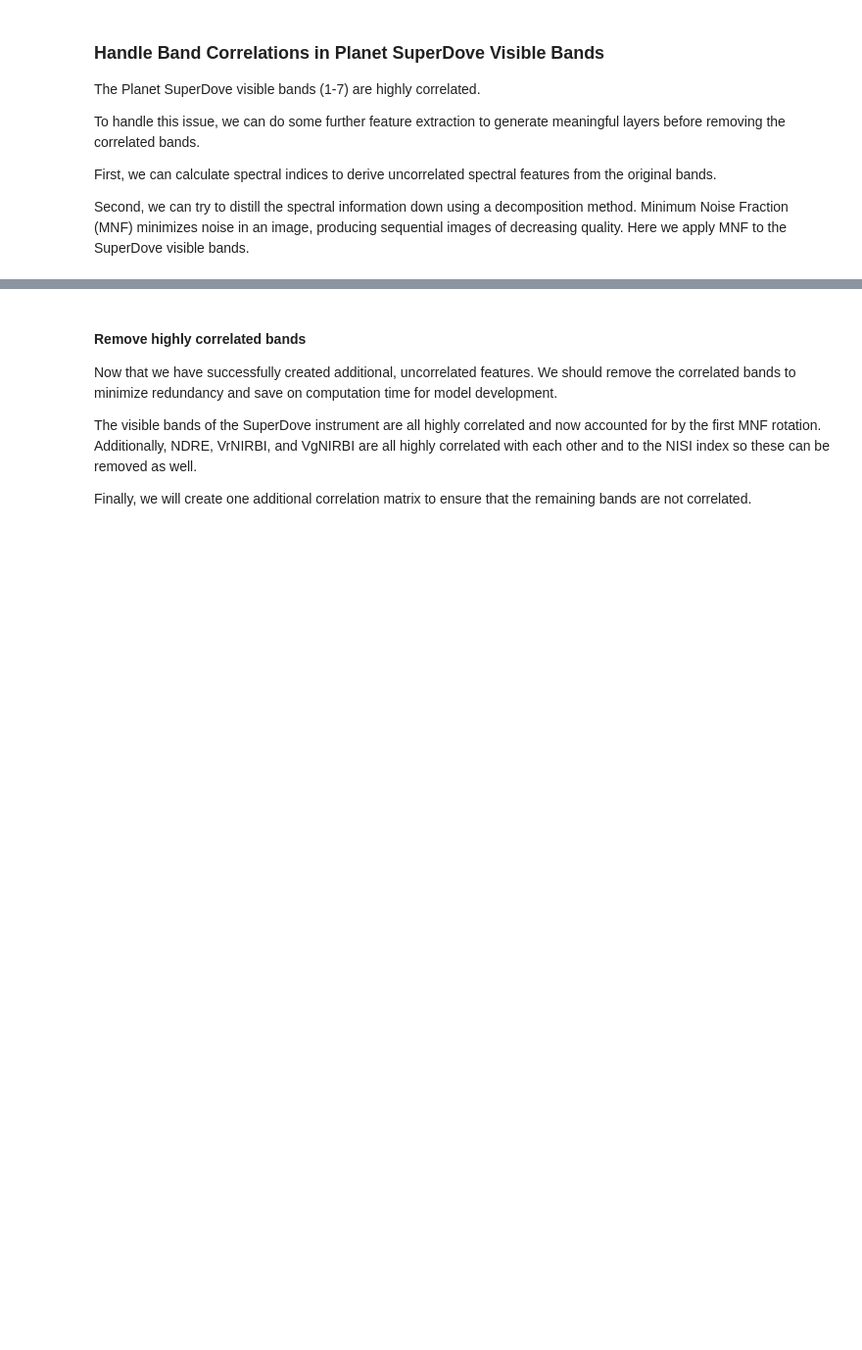
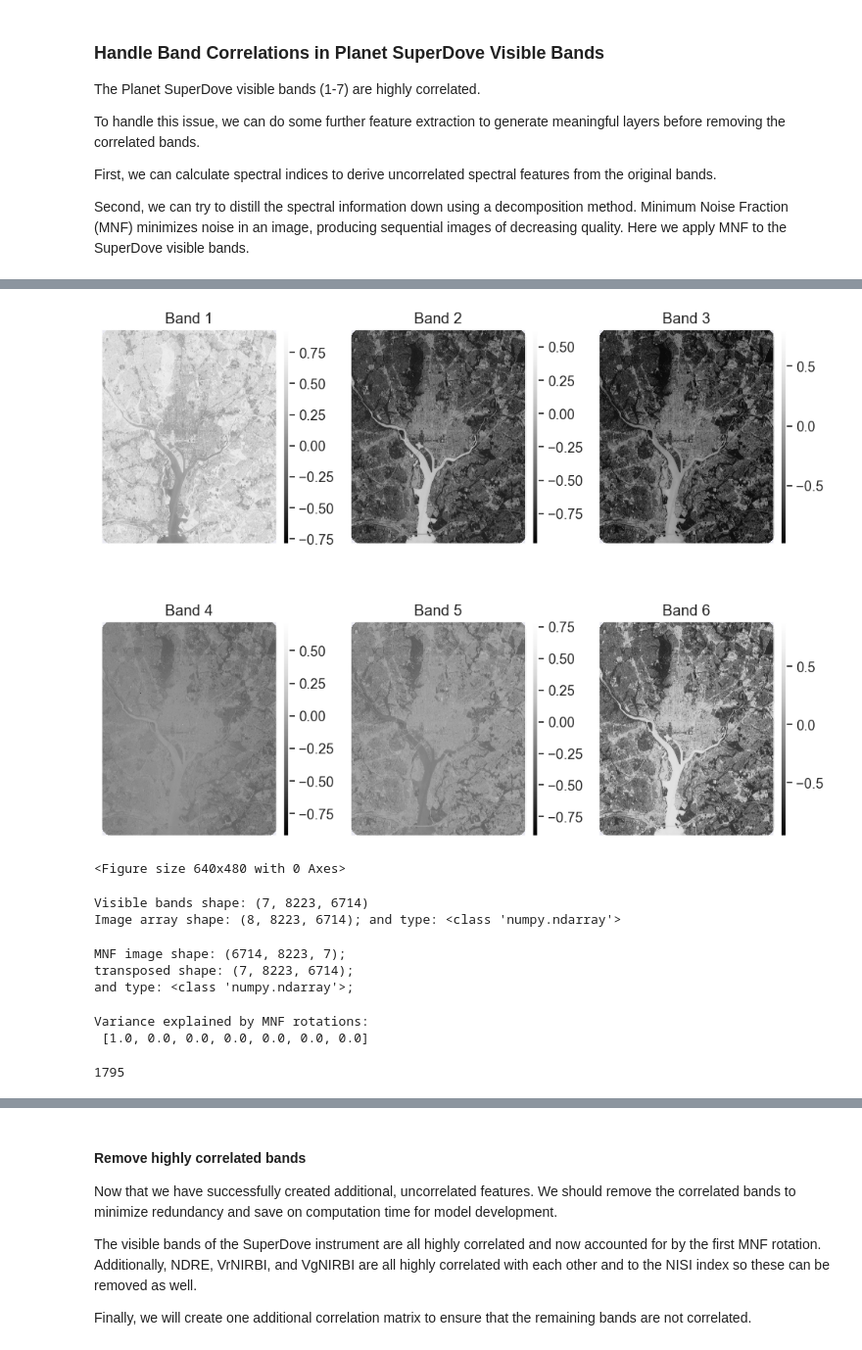
Before and after one commit to maxwellCcook/rooftop-mapping, a Jupyter notebook: code/00psscene-prep-DC.ipynb, the cells around one changed output, grey strips where cells are left out. Shown at 98% size. Drawn from its saved outputs; the diff is of its cells as text; code cells hidden in the pictures; blank space fills up the shorter version.

```diff
--- a/code/00psscene-prep-DC.ipynb
+++ b/code/00psscene-prep-DC.ipynb
@@ -44,9 +44,12 @@ from __functions import *
 
 # Load the environment variables
 
-# maindir = '/Users/max/Library/CloudStorage/OneDrive-Personal/mcook/earth-lab/opp-rooftop-mapping'
-maindir = '/home/jovyan/'
-datadir = os.path.join(maindir,'data-store/data/iplant/home/maco4303/data/OPP')
+maindir = '/Users/max/Library/CloudStorage/OneDrive-Personal/mcook/earth-lab/opp-rooftop-mapping'
+datamod = os.path.join(maindir,'data/spatial/mod/')
+
+# maindir = '/home/jovyan/'
+# datadir = os.path.join(maindir,'data-store/data/iplant/home/maco4303/data/OPP')
+# os.listdir(datadir)
 
 # Coordinate Ref. System
 proj = 32618  # UTM Zone 18N (Washington, D.C.)
@@ -65,7 +70,7 @@ strips = []
 for i in range(len(psscenes)):
     print(os.path.basename(psscenes[i]))
     strip = rxr.open_rasterio(
-        psscenes[i], masked=True, cache=False
+        psscenes[i], masked=True, cache=False, chunks='auto'
     ).squeeze().astype(rio.uint16)
     strips.append(strip)  # append to the empty list
     del strip
@@ -99,10 +104,10 @@ print(
     f"Data Type: {mosaic[0].dtype}")
 
 # Write to disk
-# out_img = os.path.join(maindir,'data/spatial/mod/dc_data/planet-data/dc_0623_psscene8b.tif')
-out_img = os.path.join(maindir,'data-store/data_out/dc_0623_psscene8b.tif') # cyverse
+out_img = os.path.join(maindir,'data/spatial/mod/dc_data/planet-data/dc_0623_psscene8b.tif')
+# out_img = os.path.join(maindir,'data-store/data_out/dc_0623_psscene8b.tif') # cyverse
 mosaic.rio.to_raster(
-    out_img, compress='zstd', zstd_level=9,
+    out_img, compress='zstd', zstd_level=9, chunks='auto',
     dtype='uint16', driver='GTiff')
 strips = []  # clear the list
 
@@ -114,5 +137,5 @@ gc.collect()
 ### Examine Band Correlations
 # %%
 # Reload the mosaic
-da = rxr.open_rasterio(out_img, masked=True, cache=False)
+da = rxr.open_rasterio(out_img, masked=True, cache=False, chunks='auto')
 print(da)
@@ -177,10 +239,18 @@ gc.collect()
 # %%
 ep.plot_bands(si_stack, scale=False, figsize=(10,8))
-plt.savefig("DC_PlanetScope_SpectralIndices.png", dpi=300, bbox_inches="tight")
+out_png = os.path.join(maindir,'figures/DC_PlanetScope_SpectralIndices.png')
+plt.savefig(out_png, dpi=300, bbox_inches="tight")
+# %% [output]
+[figure, added]
+<Figure size 640x480 with 0 Axes>
 # %%
 # Calculate the MNF transformation on visible bands
 # %%
 # handle NA values before transformation
 planet_bands_vis = image_np[:7, ...]
 planet_bands_vis = np.nan_to_num(planet_bands_vis, nan=-9999)
-print(planet_bands_vis.shape)
+print(f"Visible bands shape: {planet_bands_vis.shape}")
+print(f"Image array shape: {image_np.shape}; and type: {type(image_np)}")
+# %% [output]
+Visible bands shape: (7, 8223, 6714)
+Image array shape: (8, 8223, 6714); and type: <class 'numpy.ndarray'>
@@ -189,13 +257,16 @@ print(f"Image array shape: {image_np.shape}; and type: {type(image_np)}")
 # %%
 # MNF transform implmentation
-da_mnf = mnf_transform(planet_bands_vis)  # see functions.py
+da_mnf = mnf_transform(planet_bands_vis)  # see _functions.py
 print(
     f"MNF image shape: {da_mnf.shape}; \n"
     f"transposed shape: {da_mnf.T.shape}; \n"
     f"and type: {type(da_mnf)};")
+# %% [output]
+MNF image shape: (6714, 8223, 7);
+transposed shape: (7, 8223, 6714);
+and type: <class 'numpy.ndarray'>;
 # %%
 # Explore the dimensionality of the data
-
 # Filter out NoData values from the MNF-transformed image
 filtered = ravel_and_filter(np.where(planet_bands_vis == -9999, -9999, da_mnf.T))
 # Obtain the covariance matrix
@@ -203,7 +274,11 @@ cov_m = sp_utils.cov(filtered)
 # Compute the eigenvalues, sort them, reverse the sorting
 eigenvals = np.sort(np.linalg.eig(cov_m)[0])[::-1]
 eigenvals_p = np.power(eigenvals, 2) / sum(np.power(eigenvals, 2))
+# check the results
 print(f"Variance explained by MNF rotations: \n {list(map(lambda x: round(x, 3), eigenvals_p.tolist()))}")
-
-del filtered, cov_m, eigenvals, eigenvals_p
-gc.collect()
+del filtered, cov_m, eigenvals, eigenvals_p, planet_bands_vis
+gc.collect() # tidy up
+# %% [output]
+Variance explained by MNF rotations:
+ [1.0, 0.0, 0.0, 0.0, 0.0, 0.0, 0.0]
+1795
```
Also changed, not shown: parts of 17 cells of this notebook, 9 other files.
